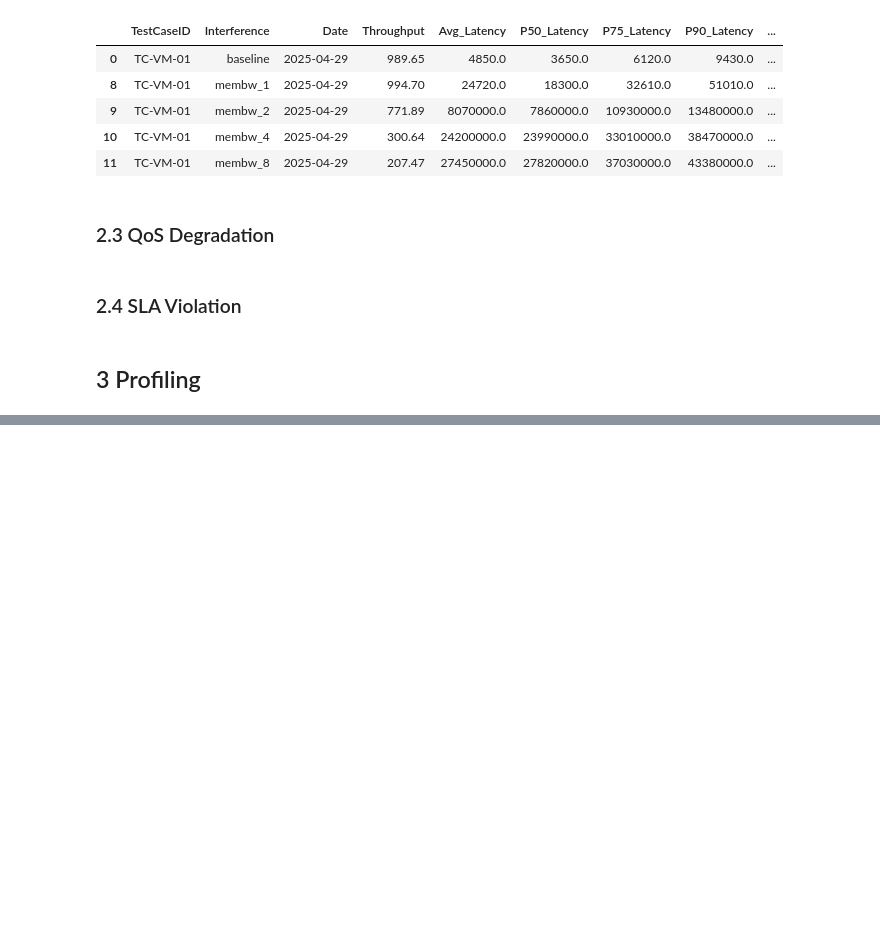
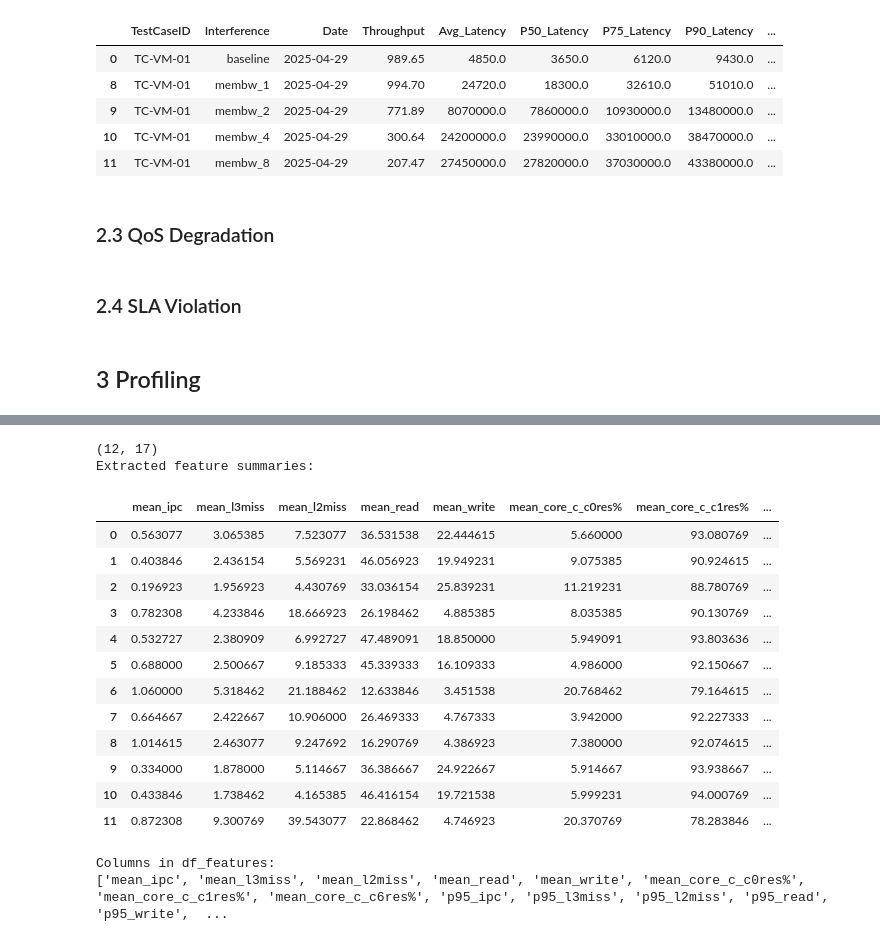
Before and after one commit to georgakopoulosgeo/Interference_Thesis_NTUA, a Jupyter notebook: profiling/fix_datasets.ipynb, the cells around one changed output, grey strips where cells are left out. Drawn from its saved outputs; the diff is of its cells as text; code cells hidden in the pictures; blank space fills up the shorter version.

```diff
--- a/profiling/fix_datasets.ipynb
+++ b/profiling/fix_datasets.ipynb
@@ -762,0 +453,61 @@ TestCaseID  P90_Latency
+# %%
+def extract_pcm_features(data_dir):
+    pcm_pattern = os.path.join(data_dir, f'pcm_system_metrics_{traffic}_*.csv')
+    pcm_files = glob.glob(pcm_pattern)
+    if pcm_files:
+        feature_list = []
+        for filepath in pcm_files:
+            fname = os.path.basename(filepath)
+            interference = fname.replace(f'pcm_system_metrics_{traffic}_', '').replace('.csv', '')
+
+            df_pcm = pd.read_csv(filepath)
+            numeric_cols = df_pcm.select_dtypes(include=[np.number]).columns
+
+            # Drop columns that are not needed: System Pack C-States, System - PhysIPC, System - PhysIPC%
+            numeric_cols = [col for col in numeric_cols if "System Pack C-States" not in col and "System - PhysIPC" not in col and "System - PhysIPC%" not in col]
+
+            # Aggregate: mean & 95th percentile
+            feat_mean = df_pcm[numeric_cols].mean().rename(
+                index={col: 'mean_' + clean_col(col) for col in numeric_cols}
+            )
+            feat_p95 = df_pcm[numeric_cols].quantile(0.95).rename(
+                index={col: 'p95_' + clean_col(col) for col in numeric_cols}
+            )
+
+            # Build feature vector
+            features = pd.concat([feat_mean, feat_p95]).to_frame().T
+            features['Interference'] = interference
+            feature_list.append(features)
+
+        df_features = pd.concat(feature_list, ignore_index=True)
+        print(df_features.shape)
+        print("Extracted feature summaries:")
+        display(df_features)
+    else:
+        print(f"⚠️ No PCM files found with pattern: {pcm_pattern}")
+        df_features = pd.DataFrame()
+
+    # Show columns
+    print("Columns in df_features:")
+    print(df_features.columns.tolist())
+    return df_features
+# %%
+df_features_HR = extract_pcm_features(Data_Dir_HR)
+# %% [output]
+(12, 17)
+Extracted feature summaries:
+|  | mean_ipc | mean_l3miss | mean_l2miss | mean_read | mean_write | mean_core_c_c0res% | mean_core_c_c1res% | ... |
+| 0 | 0.563077 | 3.065385 | 7.523077 | 36.531538 | 22.444615 | 5.660000 | 93.080769 | ... |
+| 1 | 0.403846 | 2.436154 | 5.569231 | 46.056923 | 19.949231 | 9.075385 | 90.924615 | ... |
+| 2 | 0.196923 | 1.956923 | 4.430769 | 33.036154 | 25.839231 | 11.219231 | 88.780769 | ... |
+| 3 | 0.782308 | 4.233846 | 18.666923 | 26.198462 | 4.885385 | 8.035385 | 90.130769 | ... |
+| 4 | 0.532727 | 2.380909 | 6.992727 | 47.489091 | 18.850000 | 5.949091 | 93.803636 | ... |
+| 5 | 0.688000 | 2.500667 | 9.185333 | 45.339333 | 16.109333 | 4.986000 | 92.150667 | ... |
+| 6 | 1.060000 | 5.318462 | 21.188462 | 12.633846 | 3.451538 | 20.768462 | 79.164615 | ... |
+| 7 | 0.664667 | 2.422667 | 10.906000 | 26.469333 | 4.767333 | 3.942000 | 92.227333 | ... |
+| 8 | 1.014615 | 2.463077 | 9.247692 | 16.290769 | 4.386923 | 7.380000 | 92.074615 | ... |
+| 9 | 0.334000 | 1.878000 | 5.114667 | 36.386667 | 24.922667 | 5.914667 | 93.938667 | ... |
+| 10 | 0.433846 | 1.738462 | 4.165385 | 46.416154 | 19.721538 | 5.999231 | 94.000769 | ... |
+| 11 | 0.872308 | 9.300769 | 39.543077 | 22.868462 | 4.746923 | 20.370769 | 78.283846 | ... |
+Columns in df_features:
+['mean_ipc', 'mean_l3miss', 'mean_l2miss', 'mean_read', 'mean_write', 'mean_core_c_c0res%', 'mean_core_c_c1res%', 'mean_core_c_c6res%', 'p95_ipc', 'p95_l3miss', 'p95_l2miss', 'p95_read', 'p95_write',  ...
```
Also changed, not shown: parts of 47 cells of this notebook, 1 other file.
